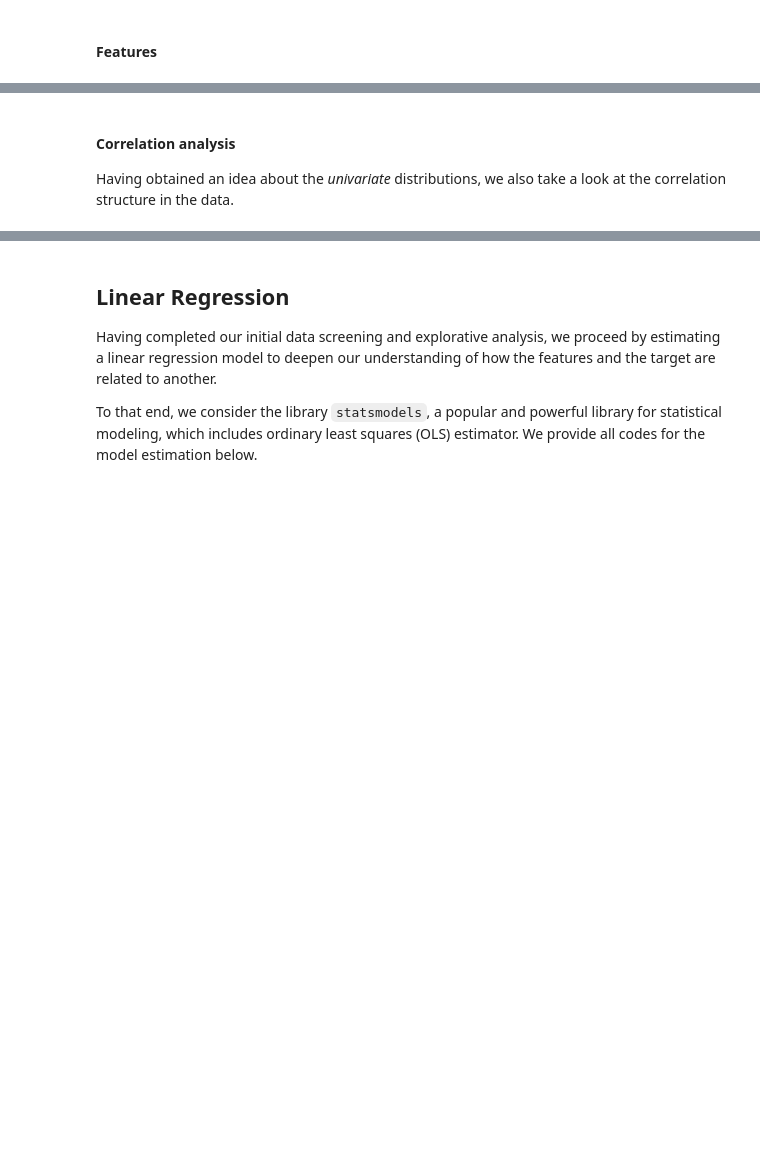
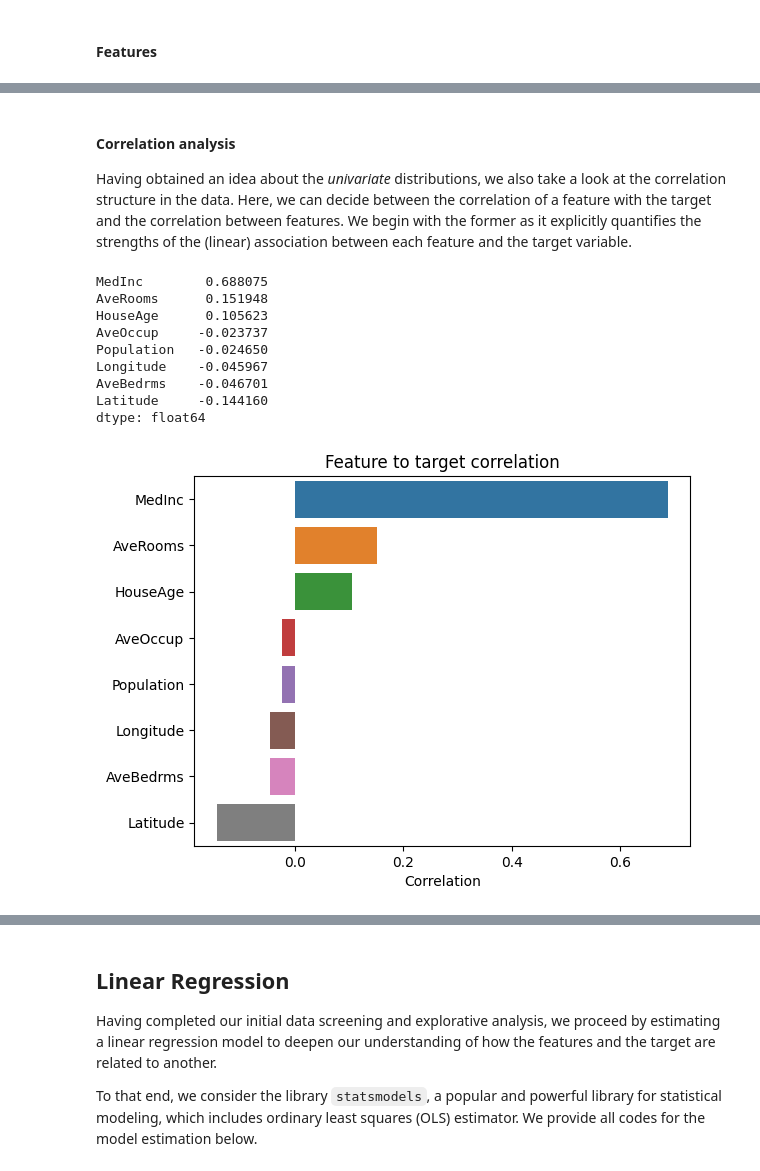
Before and after one commit to stefanlessmann/ESMT_IML, a Jupyter notebook: notebooks/p2_modeling_housing_prices.ipynb, the cells around one changed output, grey strips where cells are left out. Drawn from its saved outputs; the diff is of its cells as text; code cells hidden in the pictures; blank space fills up the shorter version.

```diff
--- a/notebooks/p2_modeling_housing_prices.ipynb
+++ b/notebooks/p2_modeling_housing_prices.ipynb
@@ -79,3 +143,22 @@ plt.show()
 # %% [markdown]
 #### Correlation analysis
-Having obtained an idea about the *univariate* distributions, we also take a look at the correlation structure in the data.
+Having obtained an idea about the *univariate* distributions, we also take a look at the correlation structure in the data. Here, we can decide between the correlation of a feature with the target and the correlation between features. We begin with the former as it explicitly quantifies the strengths of the (linear) association between each feature and the target variable.
+# %%
+# Correlation between individual features and the target
+rho = X.corrwith(y).sort_values(ascending=False)
+print(rho)
+sns.barplot(x=rho.values, y=rho.index, orient='h')
+plt.title('Feature to target correlation')
+plt.xlabel('Correlation')
+plt.show()
+# %% [output]
+MedInc        0.688075
+AveRooms      0.151948
+HouseAge      0.105623
+AveOccup     -0.023737
+Population   -0.024650
+Longitude    -0.045967
+AveBedrms    -0.046701
+Latitude     -0.144160
+dtype: float64
+[figure, added]
```
Also changed, not shown: parts of 14 cells of this notebook, 1 other file.
